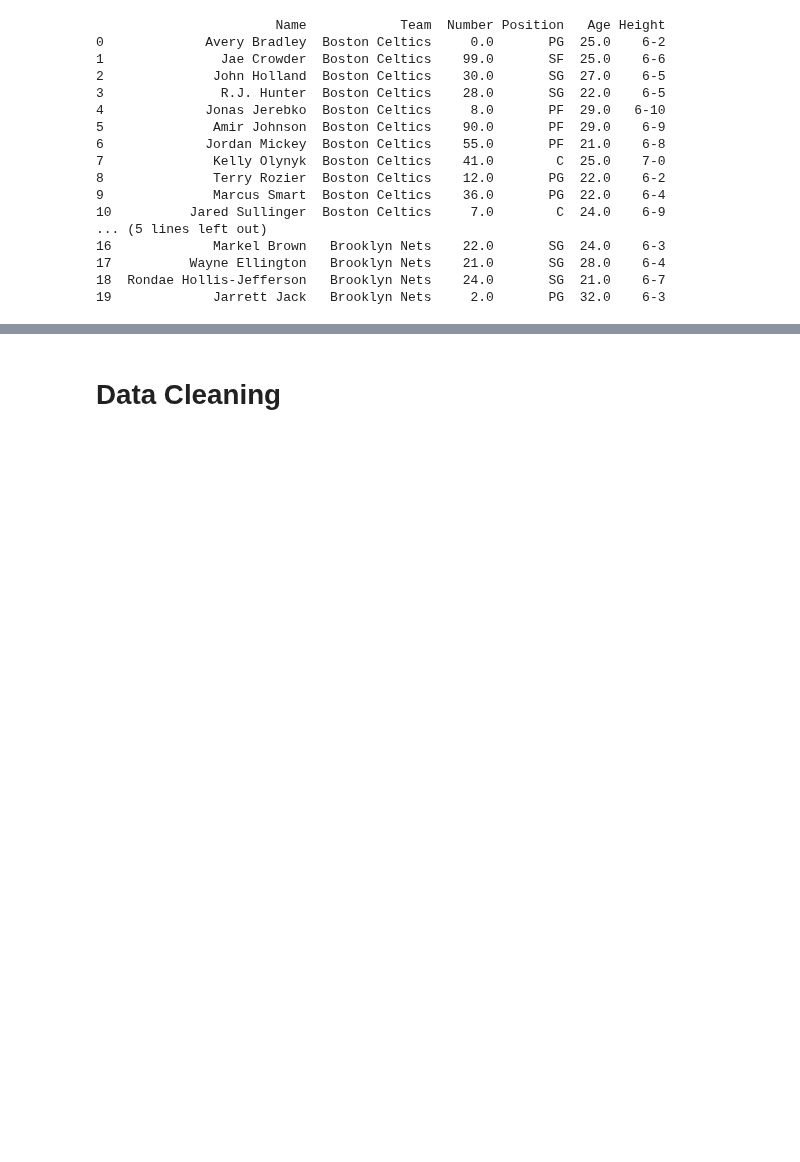
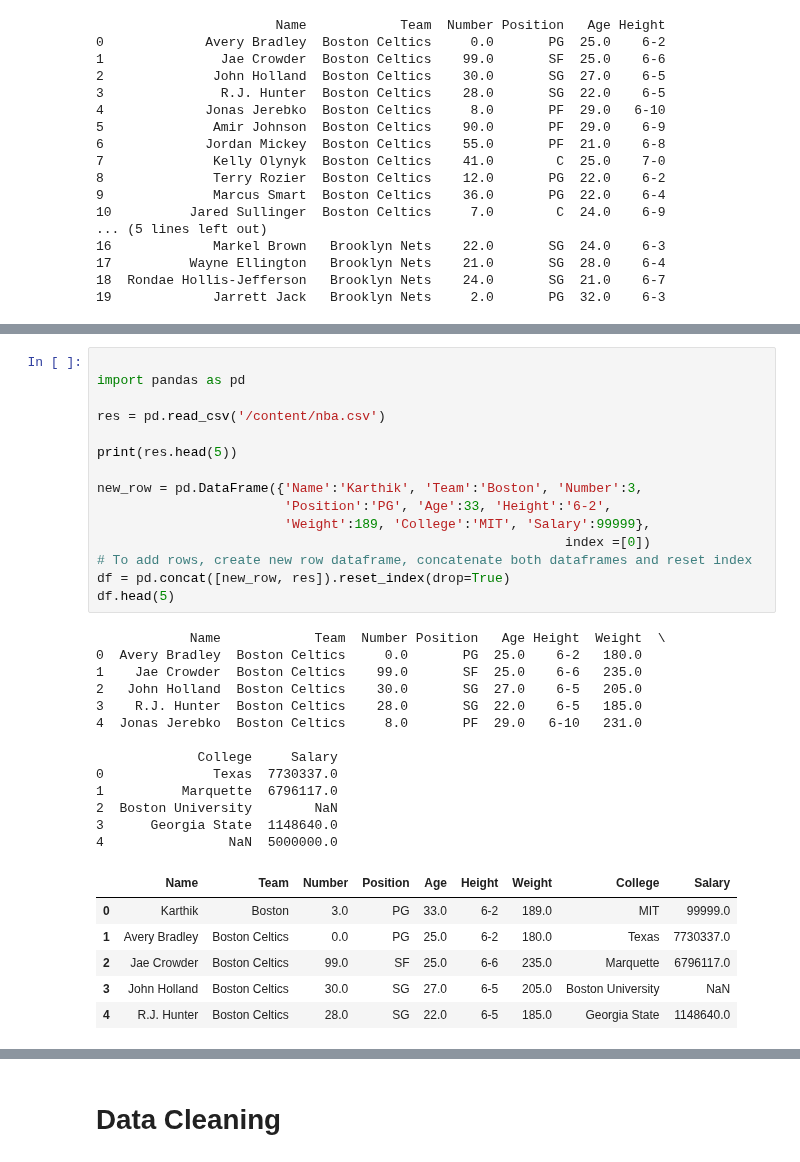
Before and after one commit to kjeyaram-orcl/DataScience, a Jupyter notebook: Pandas.ipynb, the cells around one changed output, grey strips where cells are left out. Cells and saved outputs as stored; diff of their text form; blank space fills up the shorter version.

```diff
--- a/Pandas.ipynb
+++ b/Pandas.ipynb
@@ -306,0 +326,35 @@ print(df.drop(['Weight','College','Salary'], axis = 1).head(20))
+# %%
+
+import pandas as pd
+
+res = pd.read_csv('/content/nba.csv')
+
+print(res.head(5))
+
+new_row = pd.DataFrame({'Name':'Karthik', 'Team':'Boston', 'Number':3,
+                        'Position':'PG', 'Age':33, 'Height':'6-2',
+                        'Weight':189, 'College':'MIT', 'Salary':99999},
+                                                            index =[0])
+# To add rows, create new row dataframe, concatenate both dataframes and reset index
+df = pd.concat([new_row, res]).reset_index(drop=True)
+df.head(5)
+# %% [output]
+            Name            Team  Number Position   Age Height  Weight  \
+0  Avery Bradley  Boston Celtics     0.0       PG  25.0    6-2   180.0
+1    Jae Crowder  Boston Celtics    99.0       SF  25.0    6-6   235.0
+2   John Holland  Boston Celtics    30.0       SG  27.0    6-5   205.0
+3    R.J. Hunter  Boston Celtics    28.0       SG  22.0    6-5   185.0
+4  Jonas Jerebko  Boston Celtics     8.0       PF  29.0   6-10   231.0
+
+             College     Salary
+0              Texas  7730337.0
+1          Marquette  6796117.0
+2  Boston University        NaN
+3      Georgia State  1148640.0
+4                NaN  5000000.0
+|  | Name | Team | Number | Position | Age | Height | Weight | College | Salary |
+| 0 | Karthik | Boston | 3.0 | PG | 33.0 | 6-2 | 189.0 | MIT | 99999.0 |
+| 1 | Avery Bradley | Boston Celtics | 0.0 | PG | 25.0 | 6-2 | 180.0 | Texas | 7730337.0 |
+| 2 | Jae Crowder | Boston Celtics | 99.0 | SF | 25.0 | 6-6 | 235.0 | Marquette | 6796117.0 |
+| 3 | John Holland | Boston Celtics | 30.0 | SG | 27.0 | 6-5 | 205.0 | Boston University | NaN |
+| 4 | R.J. Hunter | Boston Celtics | 28.0 | SG | 22.0 | 6-5 | 185.0 | Georgia State | 1148640.0 |
```
Also changed, not shown: parts of 2 cells of this notebook.
